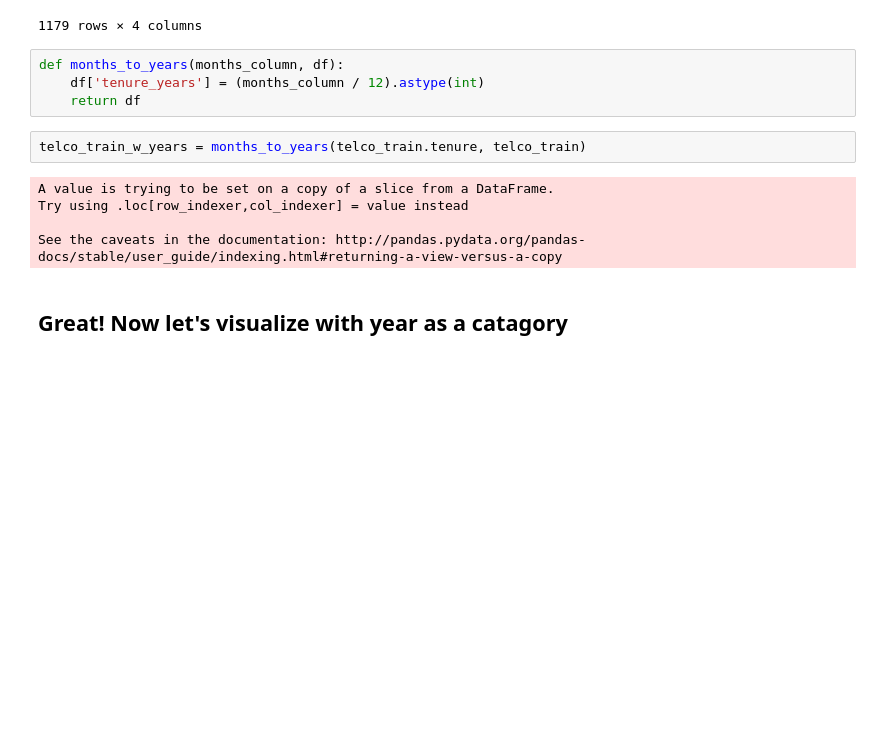
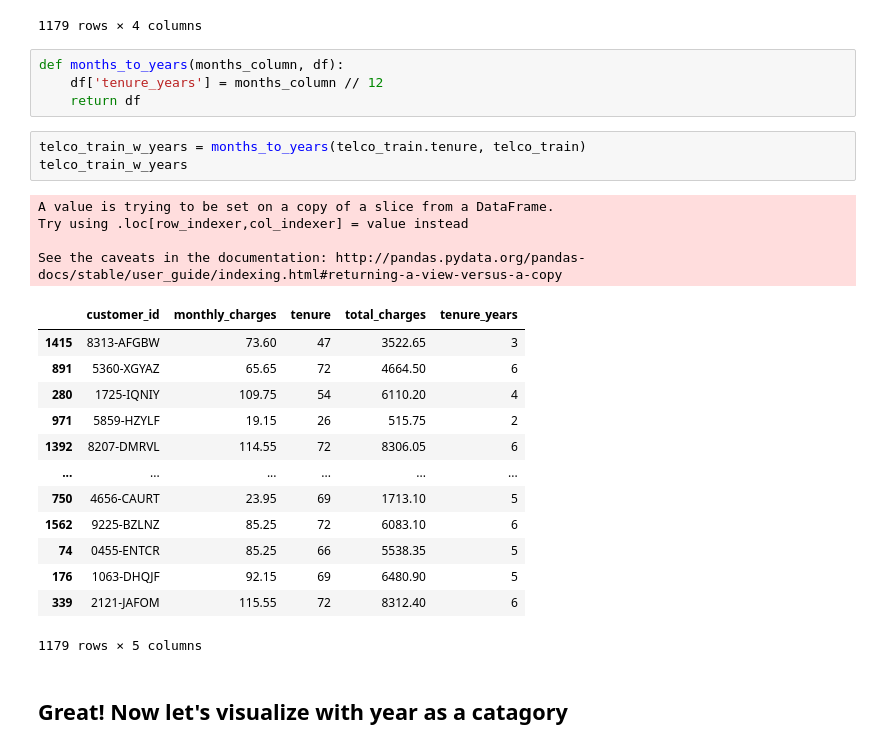
Before and after one commit to RyanMcCall/ds-methodologies-exercises, a Jupyter notebook: regression/explore_walkthrough.ipynb, the cells around one changed output. Saved outputs shown, nothing was run; the diff lists cells and outputs as text; blank space fills up the shorter version.

```diff
--- a/regression/explore_walkthrough.ipynb
+++ b/regression/explore_walkthrough.ipynb
@@ -84,15 +84,29 @@ telco_train
 1179 rows × 4 columns
 # %%
 def months_to_years(months_column, df):
-    df['tenure_years'] = (months_column / 12).astype(int)
+    df['tenure_years'] = months_column // 12
     return df
 # %%
 telco_train_w_years = months_to_years(telco_train.tenure, telco_train)
+telco_train_w_years
 # %% [output]
 A value is trying to be set on a copy of a slice from a DataFrame.
 Try using .loc[row_indexer,col_indexer] = value instead
 
 See the caveats in the documentation: http://pandas.pydata.org/pandas-docs/stable/user_guide/indexing.html#returning-a-view-versus-a-copy
+|  | customer_id | monthly_charges | tenure | total_charges | tenure_years |
+| 1415 | 8313-AFGBW | 73.60 | 47 | 3522.65 | 3 |
+| 891 | 5360-XGYAZ | 65.65 | 72 | 4664.50 | 6 |
+| 280 | 1725-IQNIY | 109.75 | 54 | 6110.20 | 4 |
+| 971 | 5859-HZYLF | 19.15 | 26 | 515.75 | 2 |
+| 1392 | 8207-DMRVL | 114.55 | 72 | 8306.05 | 6 |
+| ... | ... | ... | ... | ... | ... |
+| 750 | 4656-CAURT | 23.95 | 69 | 1713.10 | 5 |
+| 1562 | 9225-BZLNZ | 85.25 | 72 | 6083.10 | 6 |
+| 74 | 0455-ENTCR | 85.25 | 66 | 5538.35 | 5 |
+| 176 | 1063-DHQJF | 92.15 | 69 | 6480.90 | 5 |
+| 339 | 2121-JAFOM | 115.55 | 72 | 8312.40 | 6 |
+1179 rows × 5 columns
 # %% [markdown]
 ## Great! Now let's visualize with year as a catagory
 # %%
```
Also changed, not shown: parts of 3 cells of this notebook, 1 other file.
